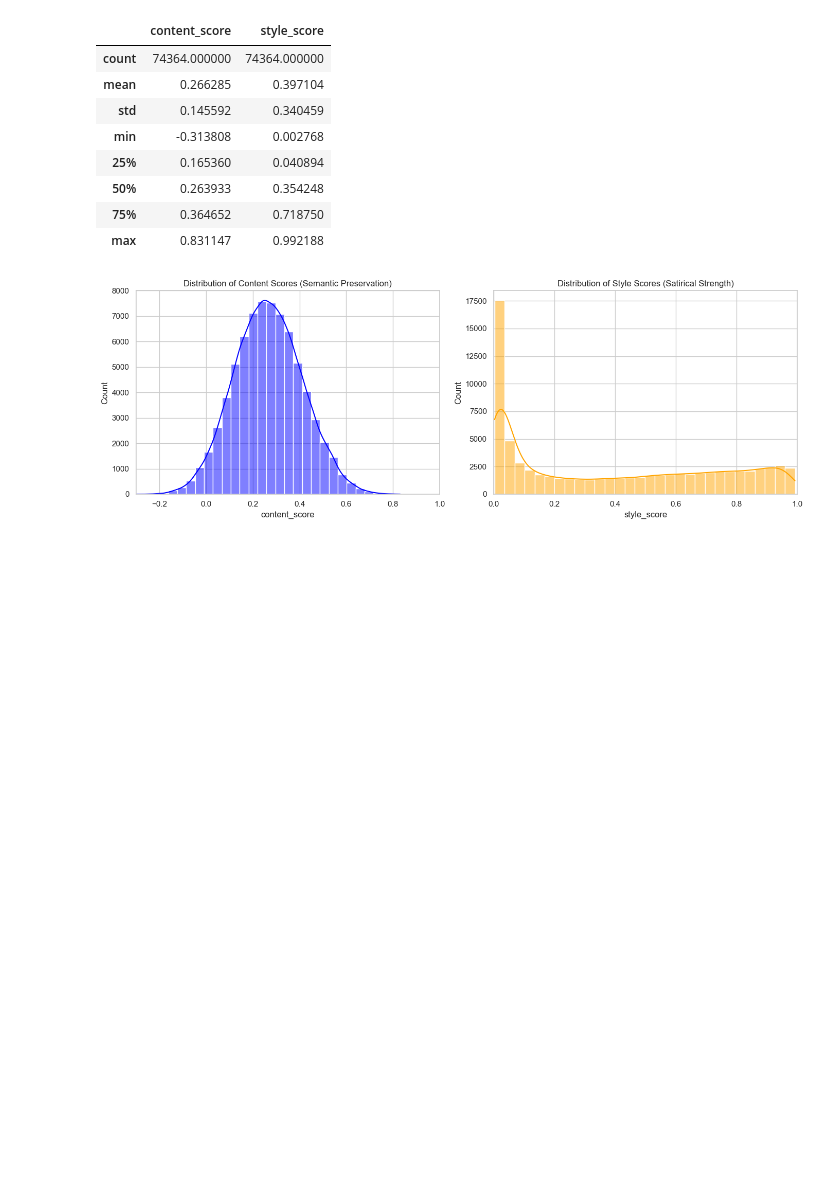
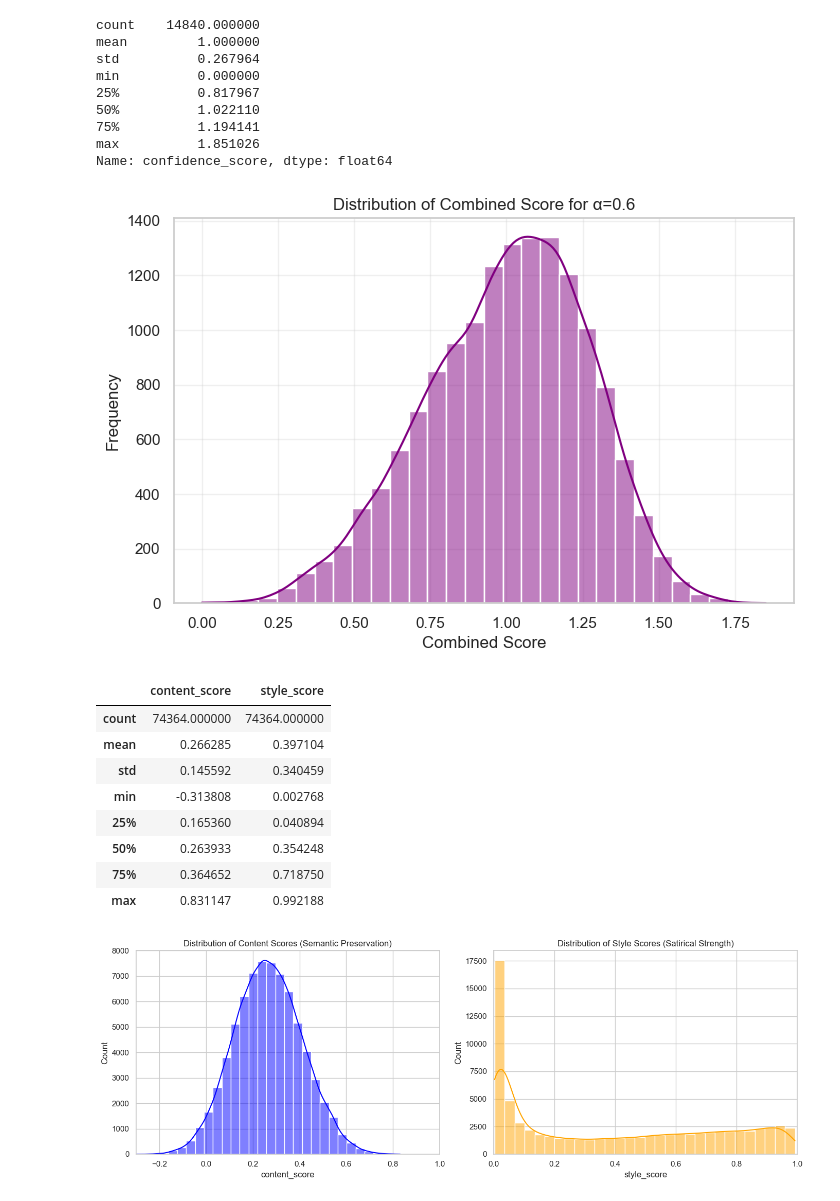
Before and after one commit to narwhalsilent/cs4248-ay2526s2-32, a Jupyter notebook: notebooks/score_relationship.ipynb, the cells around one changed output. Drawn from its saved outputs; the diff is of its cells as text; code cells hidden in the pictures; blank space fills up the shorter version.

```diff
--- a/notebooks/score_relationship.ipynb
+++ b/notebooks/score_relationship.ipynb
@@ -146,3 +145,33 @@ Higher-Order Moments of Selected Headlines:
+# %%
+alpha = 0.6
+df['confidence_score'] = (alpha * df['style_score_norm']) + ((1 - alpha) * df['content_score_norm'])
+winners = df.loc[df.groupby('original_headline')['confidence_score'].idxmax()]
+
+min_confidence = winners['confidence_score'].min()
+winners['confidence_score'] = winners['confidence_score'] - min_confidence
+avg_confidence = winners['confidence_score'].mean()
+winners['confidence_score'] = winners['confidence_score'] / avg_confidence
+
+print(winners["confidence_score"].describe())
+
+plt.figure(figsize=(8, 5))
+sns.histplot(winners['confidence_score'], bins=30, kde=True, color='purple')
+plt.title(f'Distribution of Combined Score for α={alpha}')
+plt.xlabel('Combined Score')
+plt.ylabel('Frequency')
+plt.grid(True, alpha=0.3)
+plt.show()
+# %% [output]
+count    14840.000000
+mean         1.000000
+std          0.267964
+min          0.000000
+25%          0.817967
+50%          1.022110
+75%          1.194141
+max          1.851026
+Name: confidence_score, dtype: float64
+[figure, added]
 # %%
 # Display summary statistics for the scores
 display(df[['content_score', 'style_score']].describe())
```
Also changed, not shown: parts of 3 cells of this notebook, 4 other files.
